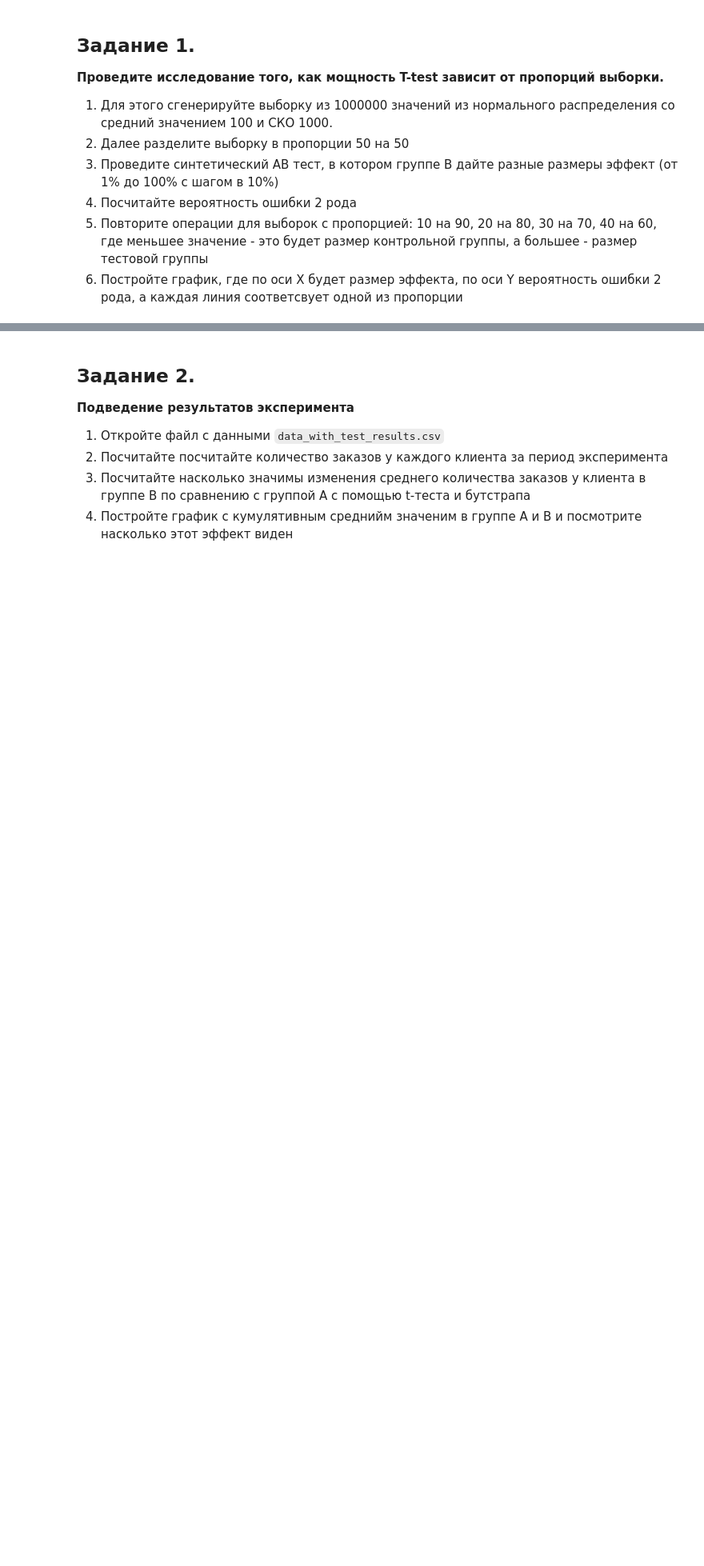
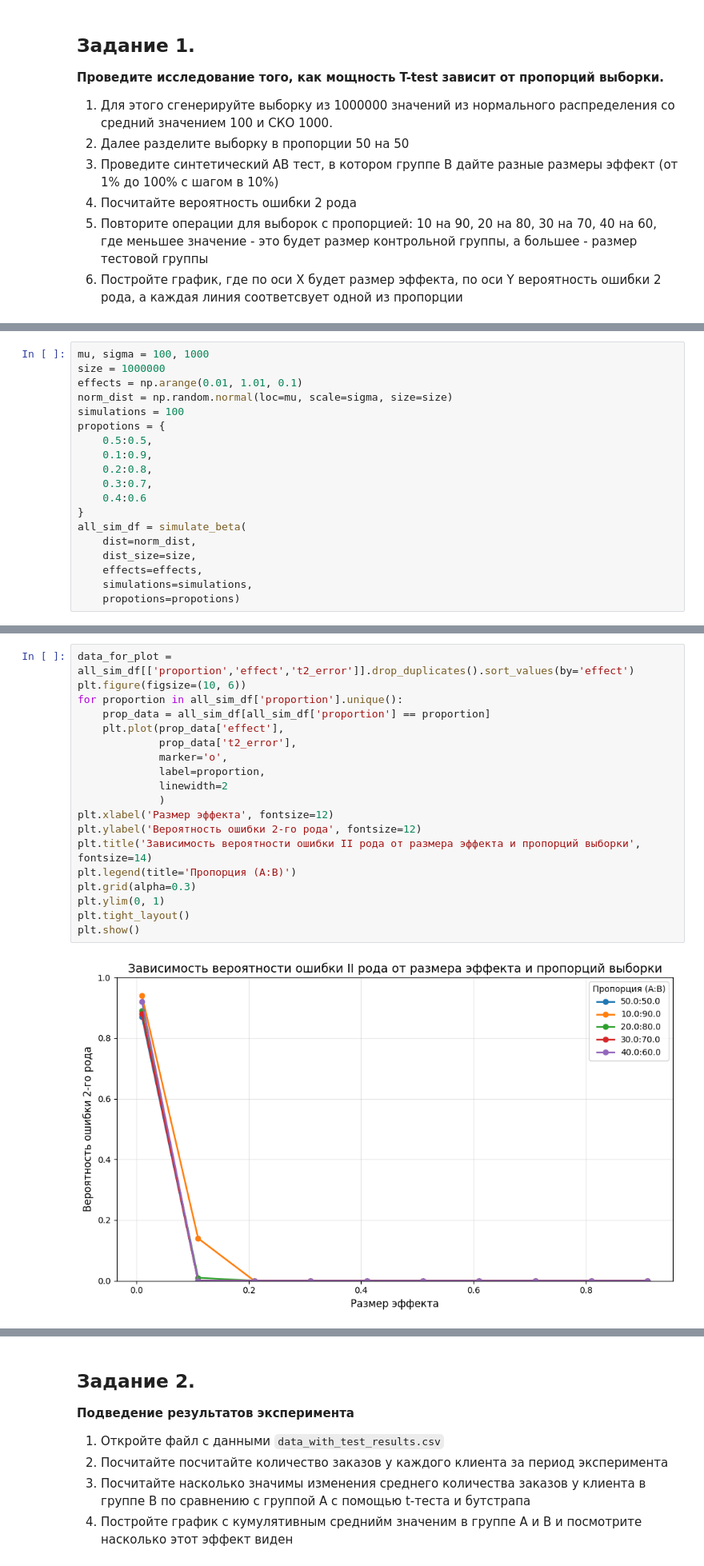
Before and after one commit to Yukkitsune/TBank-Analytics, a Jupyter notebook: Probability theory and mathematical statistics/homework3_statistics.ipynb, the cells around one changed output, grey strips where cells are left out. Shown at 80% size. Drawn from its saved outputs; the diff is of its cells as text; blank space fills up the shorter version.

```diff
--- a/Probability theory and mathematical statistics/homework3_statistics.ipynb
+++ b/Probability theory and mathematical statistics/homework3_statistics.ipynb
@@ -31,0 +70,19 @@ from tqdm import tqdm
+# %%
+mu, sigma = 100, 1000
+size = 1000000
+effects = np.arange(0.01, 1.01, 0.1)
+norm_dist = np.random.normal(loc=mu, scale=sigma, size=size)
+simulations = 100
+propotions = {
+    0.5:0.5,
+    0.1:0.9,
+    0.2:0.8,
+    0.3:0.7,
+    0.4:0.6
+}
+all_sim_df = simulate_beta(
+    dist=norm_dist,
+    dist_size=size,
+    effects=effects,
+    simulations=simulations,
+    propotions=propotions)
@@ -31,0 +93,21 @@ from tqdm import tqdm
+# %%
+data_for_plot = all_sim_df[['proportion','effect','t2_error']].drop_duplicates().sort_values(by='effect')
+plt.figure(figsize=(10, 6))
+for proportion in all_sim_df['proportion'].unique():
+    prop_data = all_sim_df[all_sim_df['proportion'] == proportion]
+    plt.plot(prop_data['effect'],
+             prop_data['t2_error'],
+             marker='o',
+             label=proportion,
+             linewidth=2
+             )
+plt.xlabel('Размер эффекта', fontsize=12)
+plt.ylabel('Вероятность ошибки 2-го рода', fontsize=12)
+plt.title('Зависимость вероятности ошибки II рода от размера эффекта и пропорций выборки', fontsize=14)
+plt.legend(title='Пропорция (A:B)')
+plt.grid(alpha=0.3)
+plt.ylim(0, 1)
+plt.tight_layout()
+plt.show()
+# %% [output]
+[figure, added]
```
Also changed, not shown: parts of 21 cells of this notebook.
